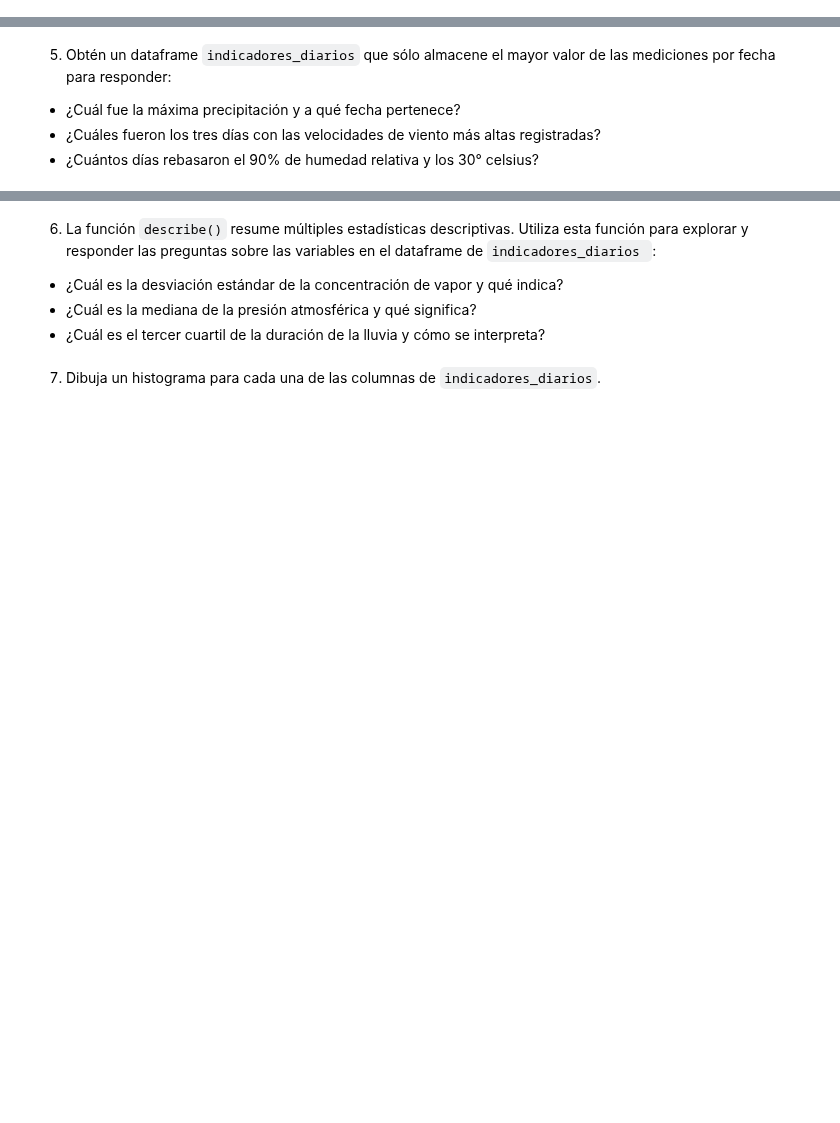
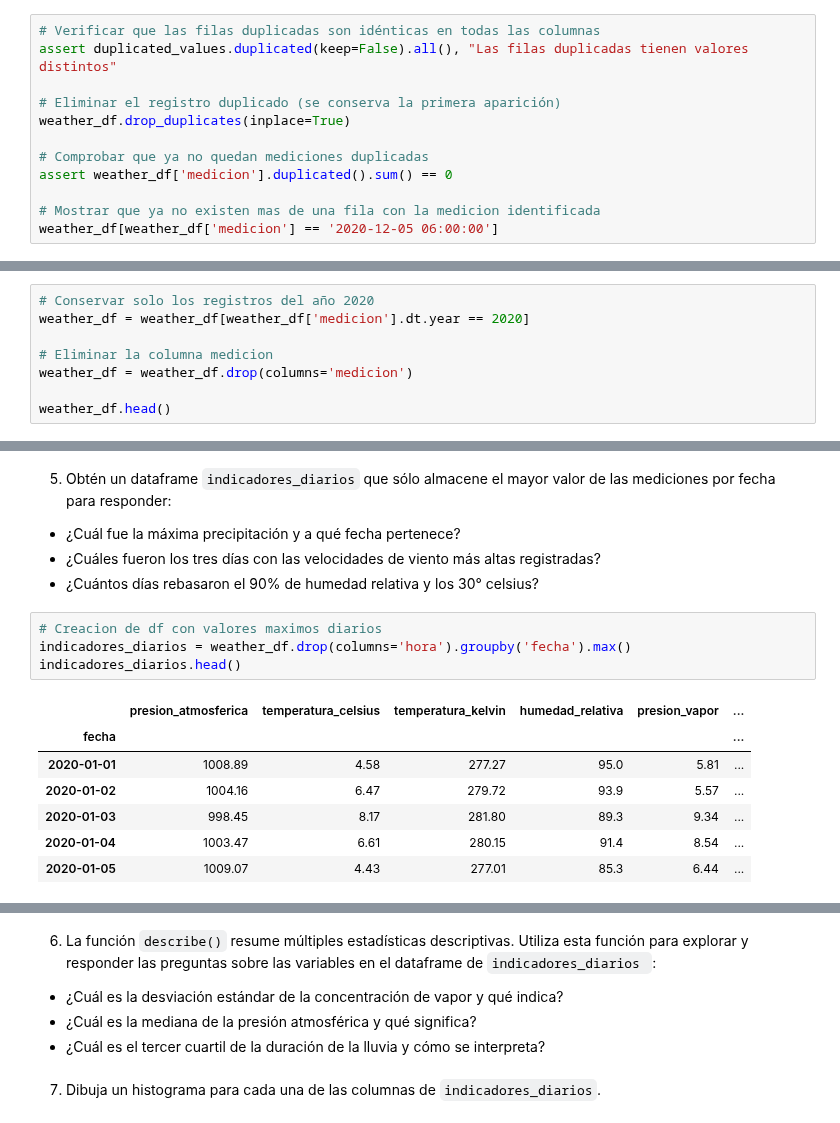
Before and after one commit to joshgc19/tc5053-datascience-A01841021-joshua-gamboa, a Jupyter notebook: Actividad2AnalisisPandas.ipynb, the cells around one changed output, grey strips where cells are left out. Drawn from its saved outputs; the diff is of its cells as text; blank space fills up the shorter version.

```diff
--- a/Actividad2AnalisisPandas.ipynb
+++ b/Actividad2AnalisisPandas.ipynb
@@ -166,0 +208,12 @@ weather_df.head()
+# %%
+# Verificar que las filas duplicadas son idénticas en todas las columnas
+assert duplicated_values.duplicated(keep=False).all(), "Las filas duplicadas tienen valores distintos"
+
+# Eliminar el registro duplicado (se conserva la primera aparición)
+weather_df.drop_duplicates(inplace=True)
+
+# Comprobar que ya no quedan mediciones duplicadas
+assert weather_df['medicion'].duplicated().sum() == 0
+
+# Mostrar que ya no existen mas de una fila con la medicion identificada
+weather_df[weather_df['medicion'] == '2020-12-05 06:00:00']
@@ -171,0 +282,8 @@ weather_df.head()
+# %%
+# Conservar solo los registros del año 2020
+weather_df = weather_df[weather_df['medicion'].dt.year == 2020]
+
+# Eliminar la columna medicion
+weather_df = weather_df.drop(columns='medicion')
+
+weather_df.head()
@@ -174,3 +299,15 @@ weather_df.head()
 - ¿Cuál fue la máxima precipitación y a qué fecha pertenece?
 - ¿Cuáles fueron los tres días con las velocidades de viento más altas registradas?
 - ¿Cuántos días rebasaron el 90% de humedad relativa y los 30° celsius?
+# %%
+# Creacion de df con valores maximos diarios
+indicadores_diarios = weather_df.drop(columns='hora').groupby('fecha').max()
+indicadores_diarios.head()
+# %% [output]
+|  | presion_atmosferica | temperatura_celsius | temperatura_kelvin | humedad_relativa | presion_vapor | ... |
+| fecha |  |  |  |  |  | ... |
+| 2020-01-01 | 1008.89 | 4.58 | 277.27 | 95.0 | 5.81 | ... |
+| 2020-01-02 | 1004.16 | 6.47 | 279.72 | 93.9 | 5.57 | ... |
+| 2020-01-03 | 998.45 | 8.17 | 281.80 | 89.3 | 9.34 | ... |
+| 2020-01-04 | 1003.47 | 6.61 | 280.15 | 91.4 | 8.54 | ... |
+| 2020-01-05 | 1009.07 | 4.43 | 277.01 | 85.3 | 6.44 | ... |
```
Also changed, not shown: parts of 12 cells of this notebook.
